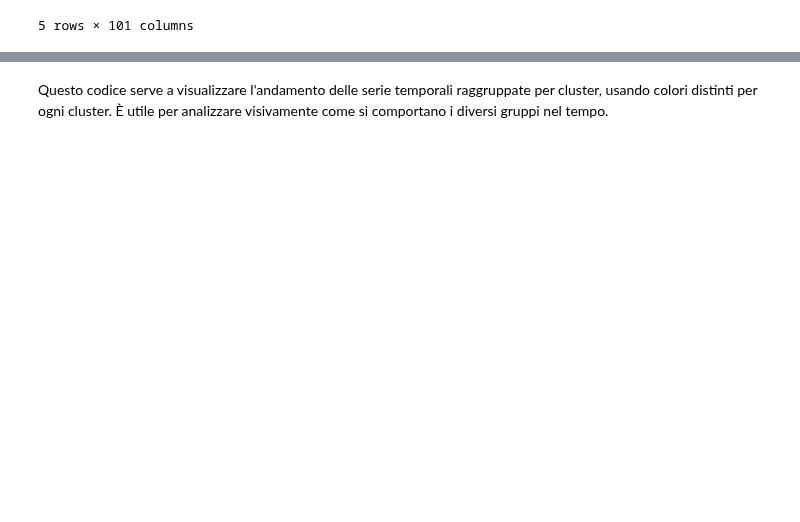
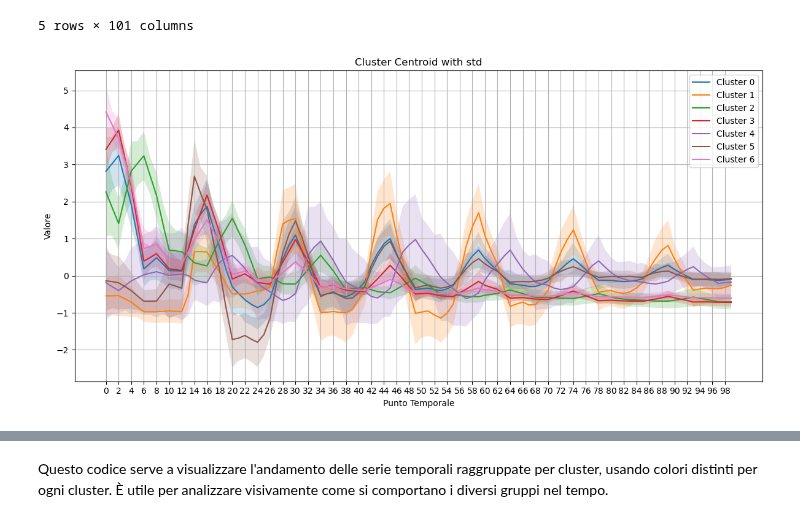
Before and after one commit to luigiascio/Data-Mining-2, a Jupyter notebook: time_series/TS_clustering.ipynb, the cells around one changed output, grey strips where cells are left out. Saved outputs shown, nothing was run; the diff lists cells and outputs as text; code cells hidden in the pictures; blank space fills up the shorter version.

```diff
--- a/time_series/TS_clustering.ipynb
+++ b/time_series/TS_clustering.ipynb
@@ -82,3 +66,38 @@ ts_numeric.head()
 | 3 | 3.420437 | 1.788017 | -0.158955 | -0.137211 | -0.107383 | -0.125422 | -0.147817 | -0.386230 | -0.579652 | -0.575373 | ... | ... |
 | 4 | 4.115150 | 3.170309 | 2.253611 | 2.175913 | 2.102388 | 2.173167 | 2.239405 | 1.816339 | 1.449363 | 1.226049 | ... | ... |
 5 rows × 101 columns
+# %%
+import matplotlib.pyplot as plt
+import numpy as np
+
+# Estrai i centroidi
+centroids = clusterer.cluster_centers_
+
+# Calcola la deviazione standard per ciascun cluster
+std_devs = np.zeros_like(centroids)
+for i in range(clusterer.n_clusters):
+    # Estrai le serie del cluster i
+    cluster_data = ts_numeric[ts_numeric["cluster"] == i].drop(columns=["cluster"]).values
+    std_devs[i] = np.std(cluster_data, axis=0)
+
+# Plot
+plt.figure(figsize=(12, 6))
+for i, centroid in enumerate(centroids):
+    mean = centroid.flatten()
+    std = std_devs[i].flatten()
+    plt.plot(mean, label=f'Cluster {i}')
+    plt.fill_between(range(len(mean)), mean - std, mean + std, alpha=0.2)
+
+
+# Imposta i tick dell'asse x ogni 2 unità
+plt.xticks(ticks=np.arange(0, len(mean), 2))
+
+plt.title('Cluster Centroid with std')
+plt.xlabel('Punto Temporale')
+plt.ylabel('Valore')
+plt.legend()
+plt.grid(True)
+plt.tight_layout()
+plt.show()
+# %% [output]
+[figure, added]
```
Also changed, not shown: parts of 43 cells of this notebook, 1 other file.
